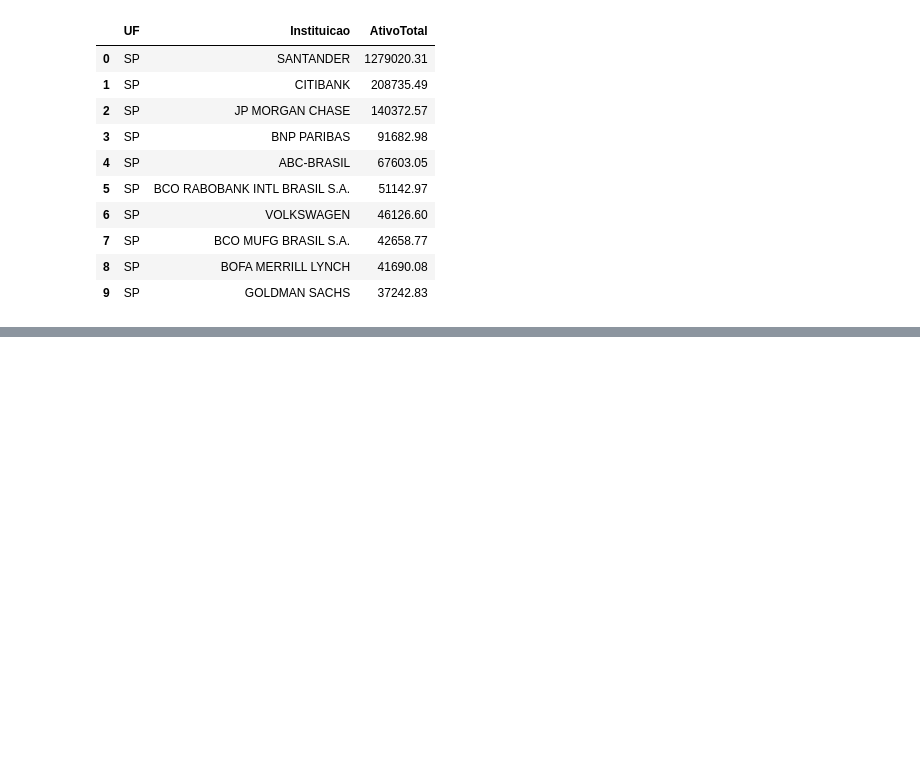
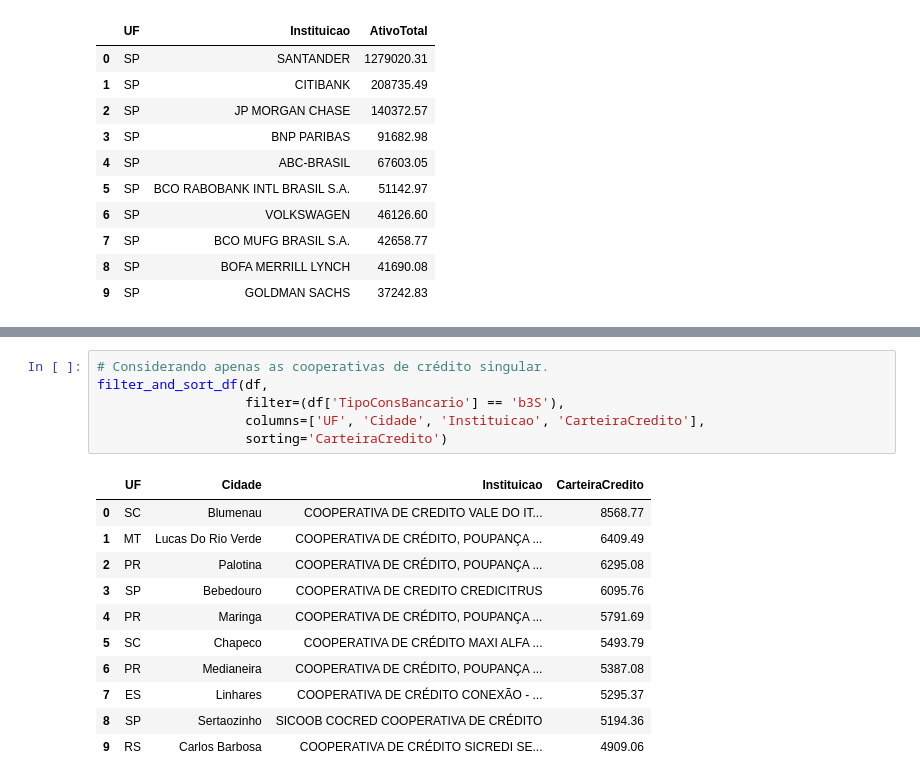
Before and after one commit to alexcamargos/bacen-ifdata-scraper, a Jupyter notebook: data_analytics/summary_prudential_conglomerates.ipynb, the cells around one changed output, grey strips where cells are left out. Saved outputs shown, nothing was run; the diff lists cells and outputs as text; blank space fills up the shorter version.

Commit message:
feat: explanatory analysis
Analysis of the ranking of credit operations.

```diff
--- a/data_analytics/summary_prudential_conglomerates.ipynb
+++ b/data_analytics/summary_prudential_conglomerates.ipynb
@@ -767,0 +878,18 @@ filter_and_sort_df(df,
+# %%
+# Considerando apenas as cooperativas de crédito singular.
+filter_and_sort_df(df,
+                   filter=(df['TipoConsBancario'] == 'b3S'),
+                   columns=['UF', 'Cidade', 'Instituicao', 'CarteiraCredito'],
+                   sorting='CarteiraCredito')
+# %% [output]
+|  | UF | Cidade | Instituicao | CarteiraCredito |
+| 0 | SC | Blumenau | COOPERATIVA DE CREDITO VALE DO IT... | 8568.77 |
+| 1 | MT | Lucas Do Rio Verde | COOPERATIVA DE CRÉDITO, POUPANÇA ... | 6409.49 |
+| 2 | PR | Palotina | COOPERATIVA DE CRÉDITO, POUPANÇA ... | 6295.08 |
+| 3 | SP | Bebedouro | COOPERATIVA DE CREDITO CREDICITRUS | 6095.76 |
+| 4 | PR | Maringa | COOPERATIVA DE CRÉDITO, POUPANÇA ... | 5791.69 |
+| 5 | SC | Chapeco | COOPERATIVA DE CRÉDITO MAXI ALFA ... | 5493.79 |
+| 6 | PR | Medianeira | COOPERATIVA DE CRÉDITO, POUPANÇA ... | 5387.08 |
+| 7 | ES | Linhares | COOPERATIVA DE CRÉDITO CONEXÃO - ... | 5295.37 |
+| 8 | SP | Sertaozinho | SICOOB COCRED COOPERATIVA DE CRÉDITO | 5194.36 |
+| 9 | RS | Carlos Barbosa | COOPERATIVA DE CRÉDITO SICREDI SE... | 4909.06 |
```
Also changed, not shown: parts of 12 cells of this notebook.
